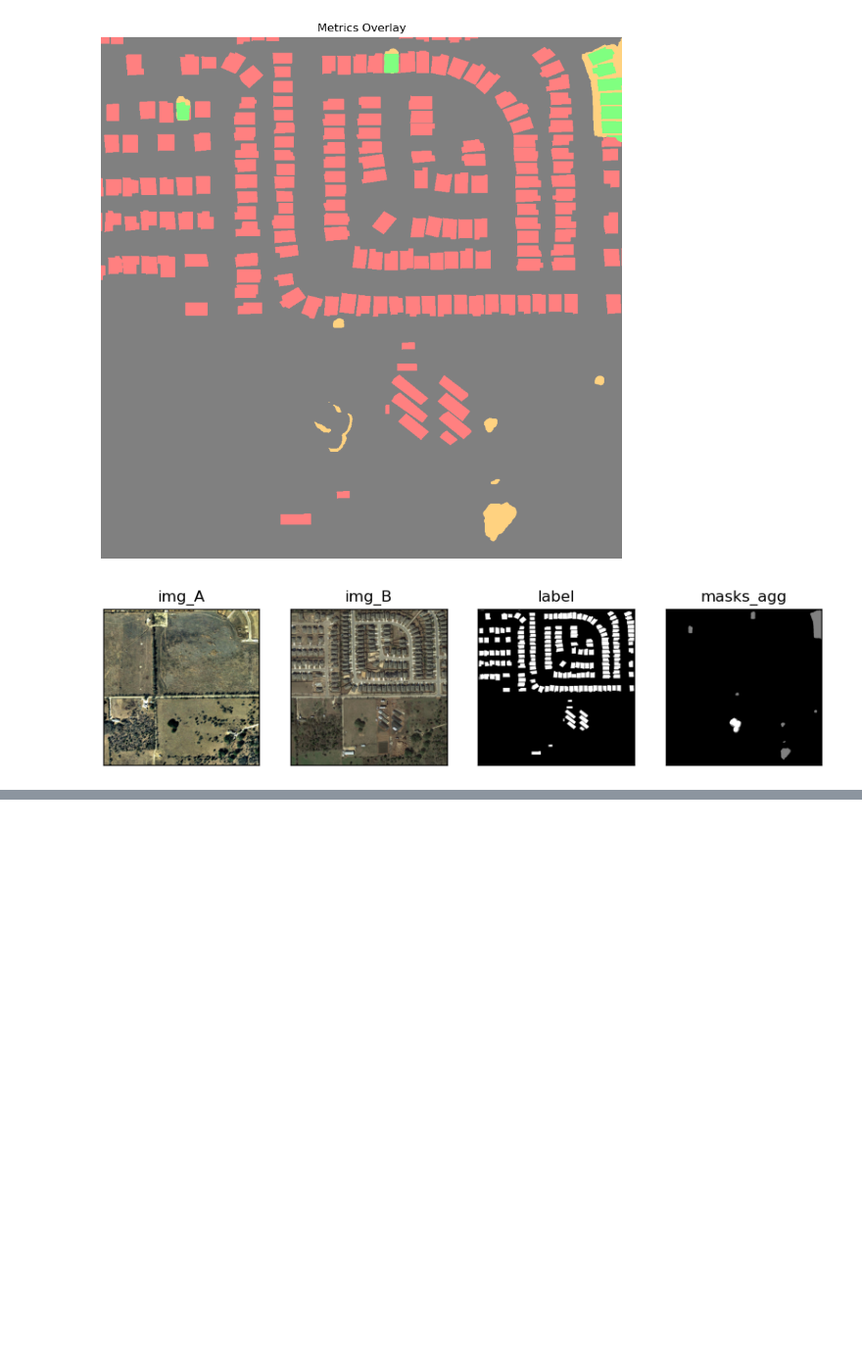
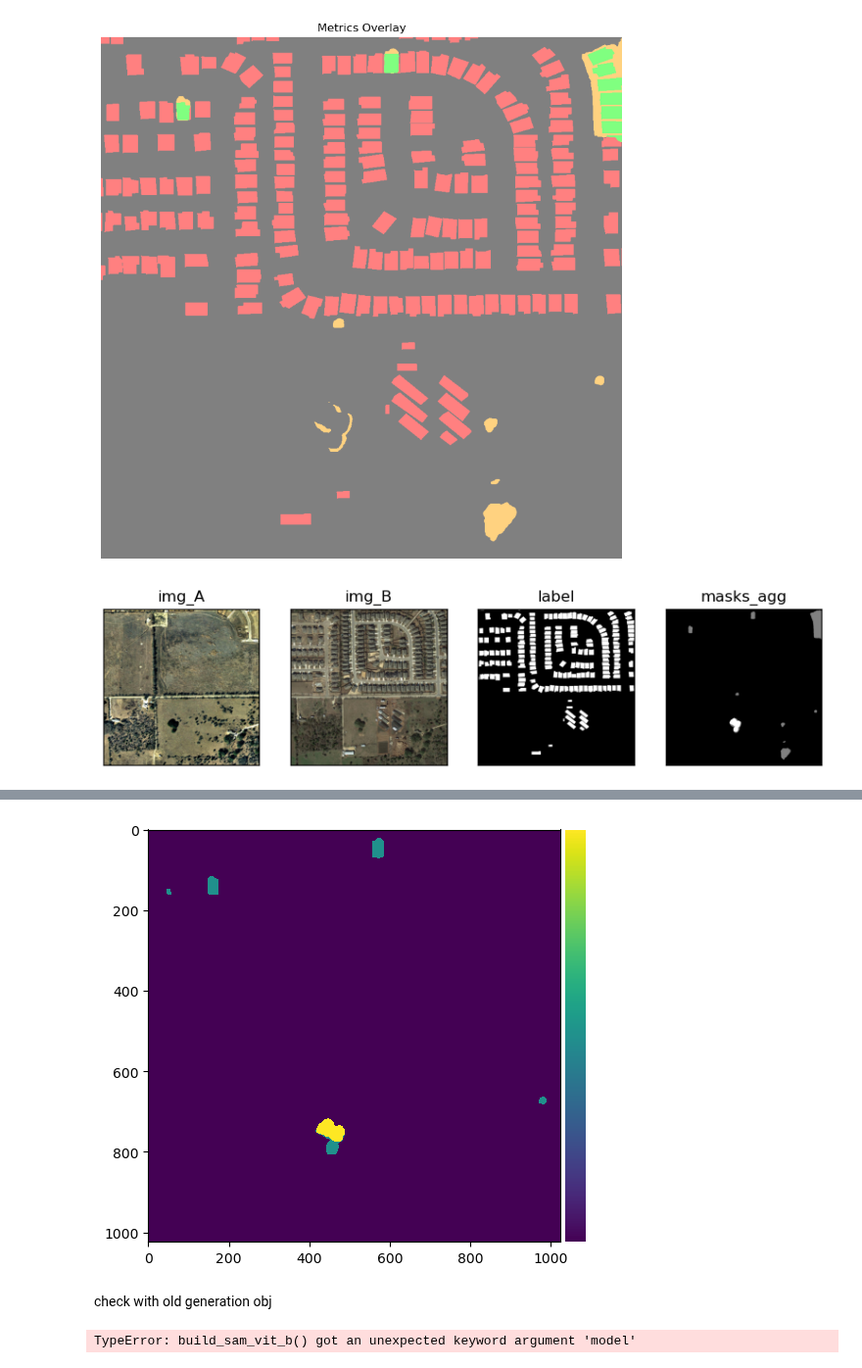
Before and after one commit to brustt/stylo_magique_intership_ign, a Jupyter notebook: notebooks/inference/run_inference.ipynb, the cells around one changed output, grey strips where cells are left out. Shown at 98% size. Drawn from its saved outputs; the diff is of its cells as text; code cells hidden in the pictures; blank space fills up the shorter version.

```diff
--- a/notebooks/inference/run_inference.ipynb
+++ b/notebooks/inference/run_inference.ipynb
@@ -202,0 +269,22 @@ show_prediction_sample(output)
+# %%
+m = np.stack(img_anns[1]["masks"])
+show_img(np.sum(m, axis=0))
+# %% [output]
+[figure, added]
+# %% [markdown]
+check with old generation obj
+# %%
+from segment_any_change.sa_dev_v0 import SamAutomaticMaskGenerator, sam_model_registry, SamPredictor
+from segment_any_change.sa_dev_v0.modeling import Sam
+
+sam = load_sam(
+            model_type=params.model_type,
+            model_cls=Sam,
+            version="raw",
+            device=DEVICE
+            )
+
+mask_generator = SamAutomaticMaskGenerator(sam)
+masks = mask_generator.generate(batch["img_A"][0])
+# %% [output]
+TypeError: build_sam_vit_b() got an unexpected keyword argument 'model'
```
Also changed, not shown: parts of 5 cells of this notebook, 18 other files.
